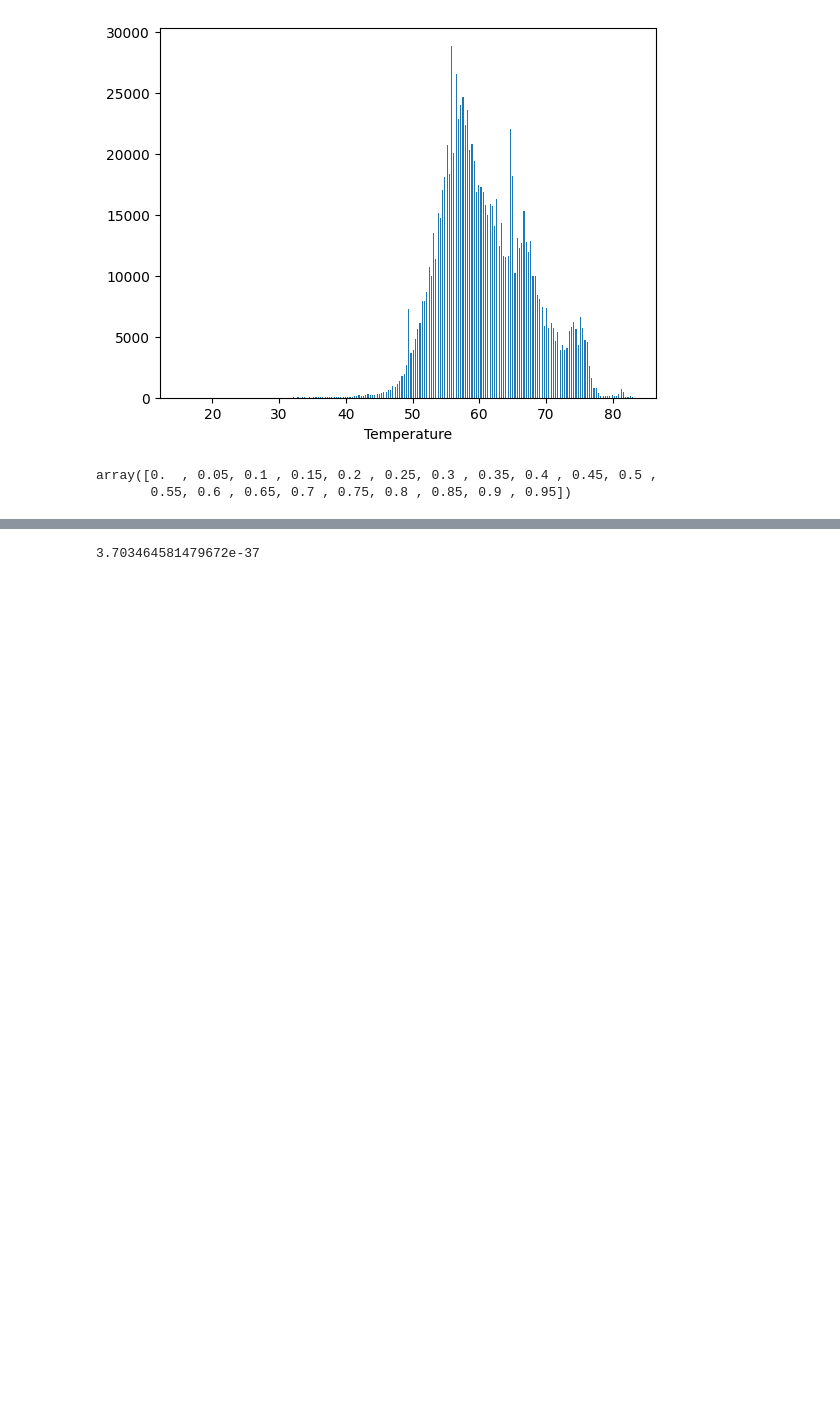
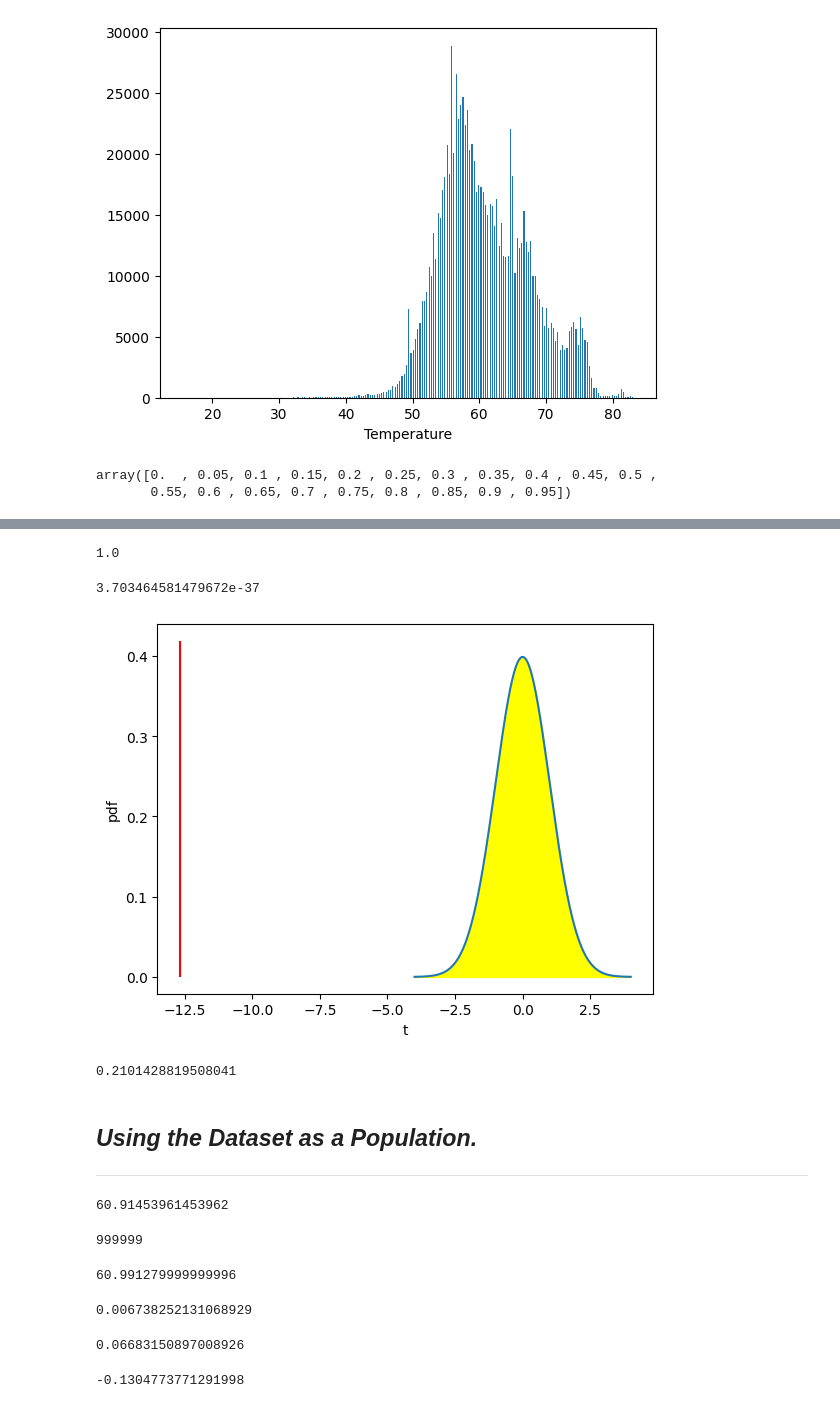
Before and after one commit to anoban/Inferential-Statistical-Analysis-with-Python, a Jupyter notebook: anoban/Testing Population Means With Confidence.ipynb, the cells around one changed output, grey strips where cells are left out. Drawn from its saved outputs; the diff is of its cells as text; code cells hidden in the pictures; blank space fills up the shorter version.

```diff
--- a/anoban/Testing Population Means With Confidence.ipynb
+++ b/anoban/Testing Population Means With Confidence.ipynb
@@ -102,9 +102,12 @@ plt.show()
 # %%
 # There are deviations in the QQ plot!
 # %%
-# p value
+# p value for null hypothesis,
 
-p = t.cdf(tscore, df = ssize - 1)
+# Our alternative hypothesis claimed that the population mean is greater than 61.0,
+# so, our p should cover the area of the t distribution on the right of the line,
+
+p = 1 - t.cdf(tscore, df = ssize - 1)
 p
 # %% [output]
-3.703464581479672e-37
+1.0
@@ -110,0 +119,48 @@ p
+# %%
+# The probability of a random normal value being greater than the given t score is 1, almost 1.0
+# The probability of a standard random normal value being less than the given t socre,
+
+p_ = t.cdf(tscore, df = ssize - 1)
+p_
+# %% [output]
+3.703464581479672e-37
+# %%
+tdist = t(df = ssize - 1)
+vals = np.linspace(-4, 4, num = 100_000, endpoint = True)
+tvals = tdist.pdf(vals)
+# %%
+fig, axes = plt.subplots()
+axes.plot(vals, tvals)
+axes.vlines(x = tscore, ymin = 0, ymax = axes.get_ybound()[1], color = "red")
+axes.fill_between(y1 = tvals, y2 = 0, x = vals, color = "yellow", where = vals >= tscore)
+axes.set_xlabel("t")
+axes.set_ylabel("pdf")
+plt.show()
+# %% [output]
+[figure, added]
+# %%
+# Yay!
+
+1 - t.cdf(0.82, df = 24)
+# %% [output]
+0.2101428819508041
+# %% [markdown]
+## ___Using the Dataset as a Population.___
+--------------------
+# %%
+pop_mean = oil.Oil_temperature.mean()
+pop_mean
+# %% [output]
+60.91453961453962
+# %%
+oil.size
+# %% [output]
+999999
+# %%
+# Sample of 10,000
+
+sample = oil.Oil_temperature[np.random.randint(low = 0, high = oil.size, size = 10_000)]
+sample_mean = sample.mean()
+sample_mean
+# %% [output]
+60.991279999999996
@@ -110,0 +173,18 @@ p
+# %%
+# Test statistic,
+# Here, we do know the standard error of the population, but we'll use the standard error estimated from the sample.
+
+stderr_pop = oil.Oil_temperature.std() / np.sqrt(oil.size)
+stderr_pop
+# %% [output]
+0.006738252131068929
+# %%
+stderr_sample = sample.std() / np.sqrt(sample.size)
+stderr_sample
+# %% [output]
+0.06683150897008926
+# %%
+tscore = (sample_mean - 61) / stderr_sample
+tscore
+# %% [output]
+-0.1304773771291998
```
Also changed, not shown: parts of 9 cells of this notebook.
